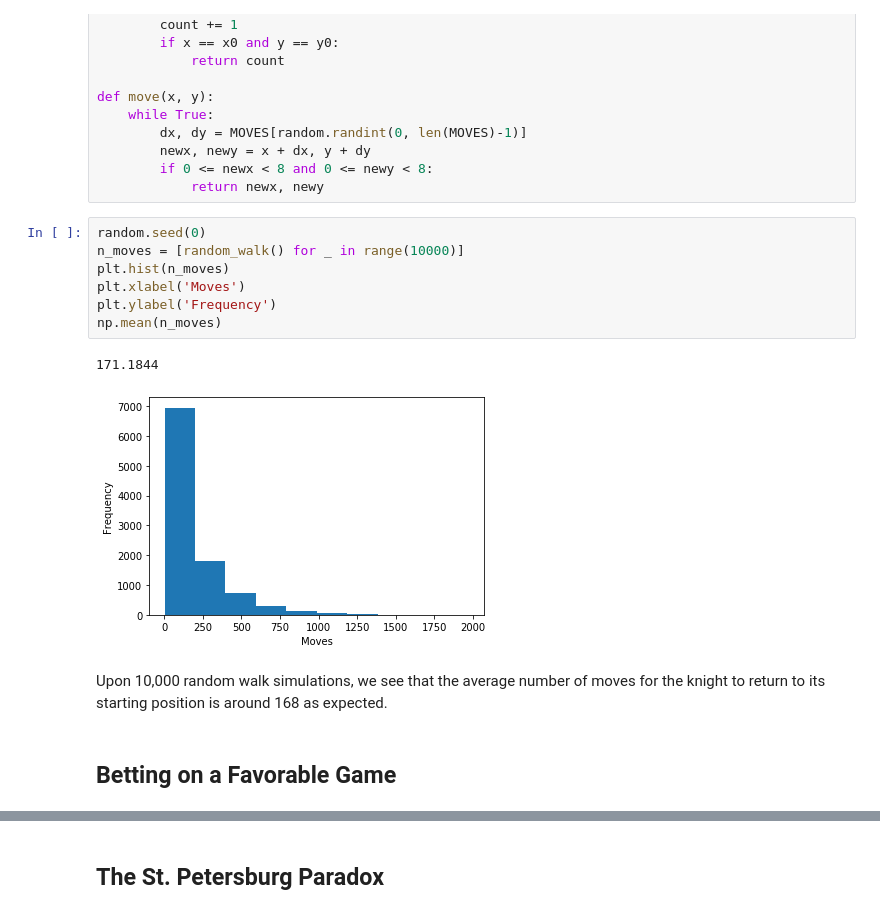
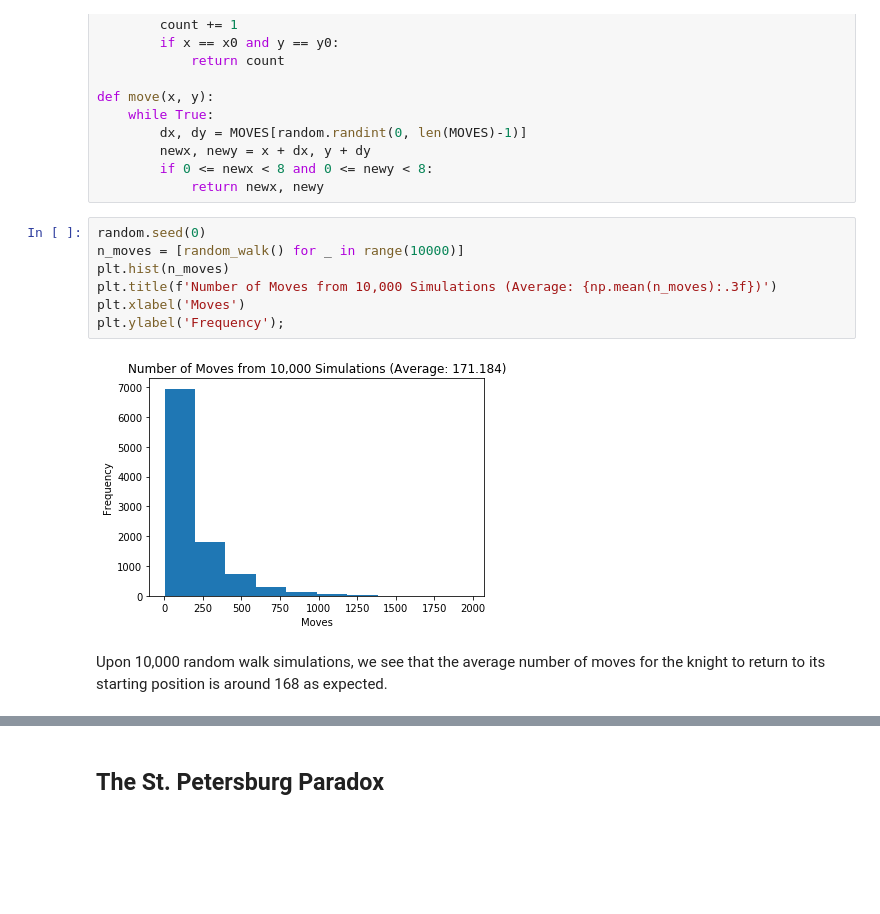
Before and after one commit to dleestat/quirky-data-science, a Jupyter notebook: quirky-data-science.ipynb, the cells around one changed output, grey strips where cells are left out. Cells and saved outputs as stored; diff of their text form; blank space fills up the shorter version.

```diff
--- a/quirky-data-science.ipynb
+++ b/quirky-data-science.ipynb
@@ -100,14 +503,11 @@ def move(x, y):
 # %%
 random.seed(0)
 n_moves = [random_walk() for _ in range(10000)]
 plt.hist(n_moves)
+plt.title(f'Number of Moves from 10,000 Simulations (Average: {np.mean(n_moves):.3f})')
 plt.xlabel('Moves')
-plt.ylabel('Frequency')
-np.mean(n_moves)
+plt.ylabel('Frequency');
 # %% [output]
-171.1844
-[figure, old version]
+[figure, new version]
 # %% [markdown]
 Upon 10,000 random walk simulations, we see that the average number of moves for the knight to return to its starting position is around 168 as expected.
-# %% [markdown]
-## Betting on a Favorable Game
```
Also changed, not shown: parts of 79 cells of this notebook.
